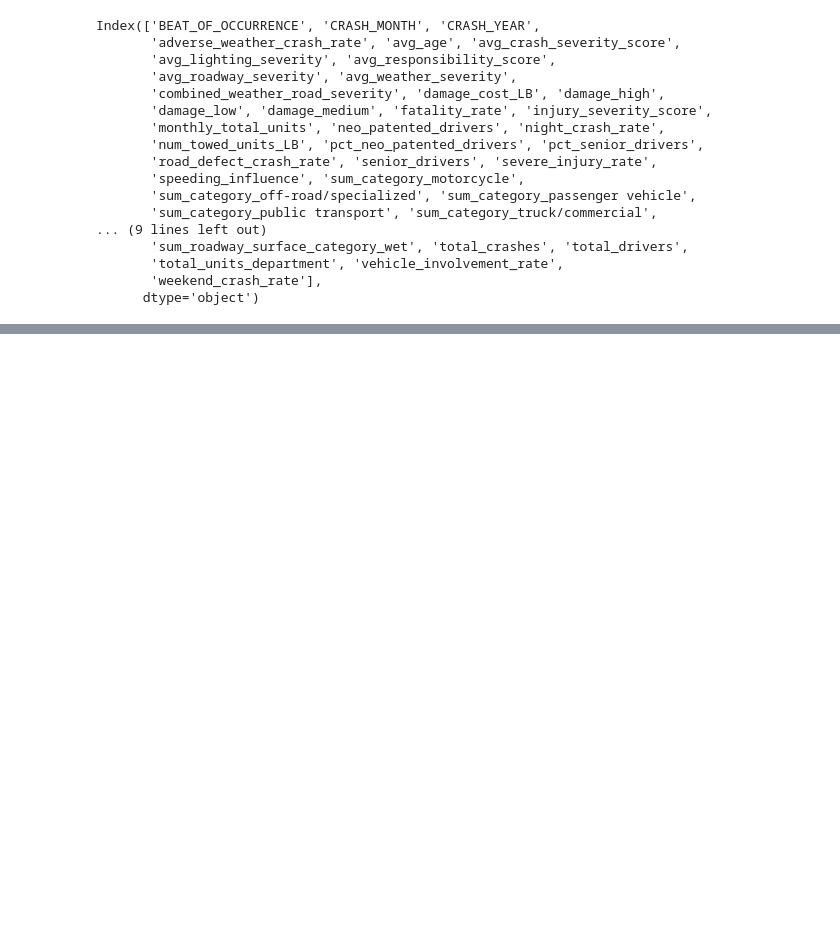
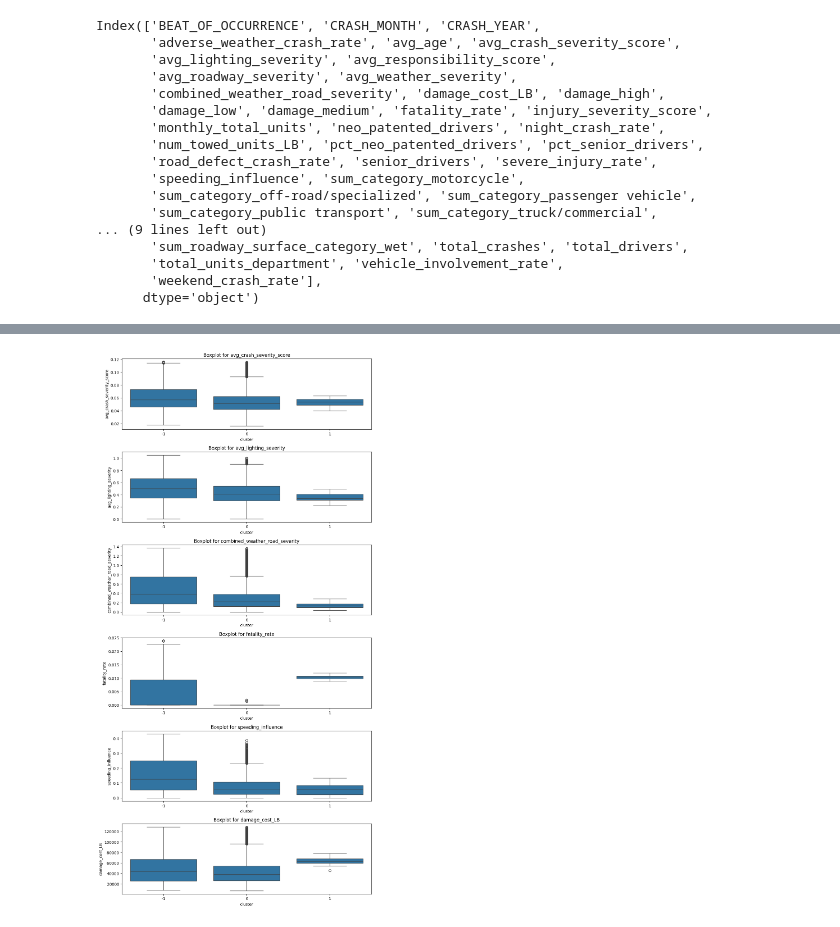
Before and after one commit to lavo2/DataMining-Project, a Jupyter notebook: 2-clusering-DBSCAN.ipynb, the cells around one changed output, grey strips where cells are left out. Drawn from its saved outputs; the diff is of its cells as text; code cells hidden in the pictures; blank space fills up the shorter version.

```diff
--- a/2-clusering-DBSCAN.ipynb
+++ b/2-clusering-DBSCAN.ipynb
@@ -162,0 +159,12 @@ Name: count, dtype: int64
+# %%
+features = selected_features
+
+plt.figure(figsize=(10, 20))
+for i, feature in enumerate(features):
+    plt.subplot(len(features), 1, i+1)
+    sns.boxplot(x='cluster', y=feature, data=df)
+    plt.title(f'Boxplot for {feature}')
+plt.tight_layout()
+plt.show()
+# %% [output]
+[figure, added]
```
Also changed, not shown: parts of 13 cells of this notebook, 1 other file.
